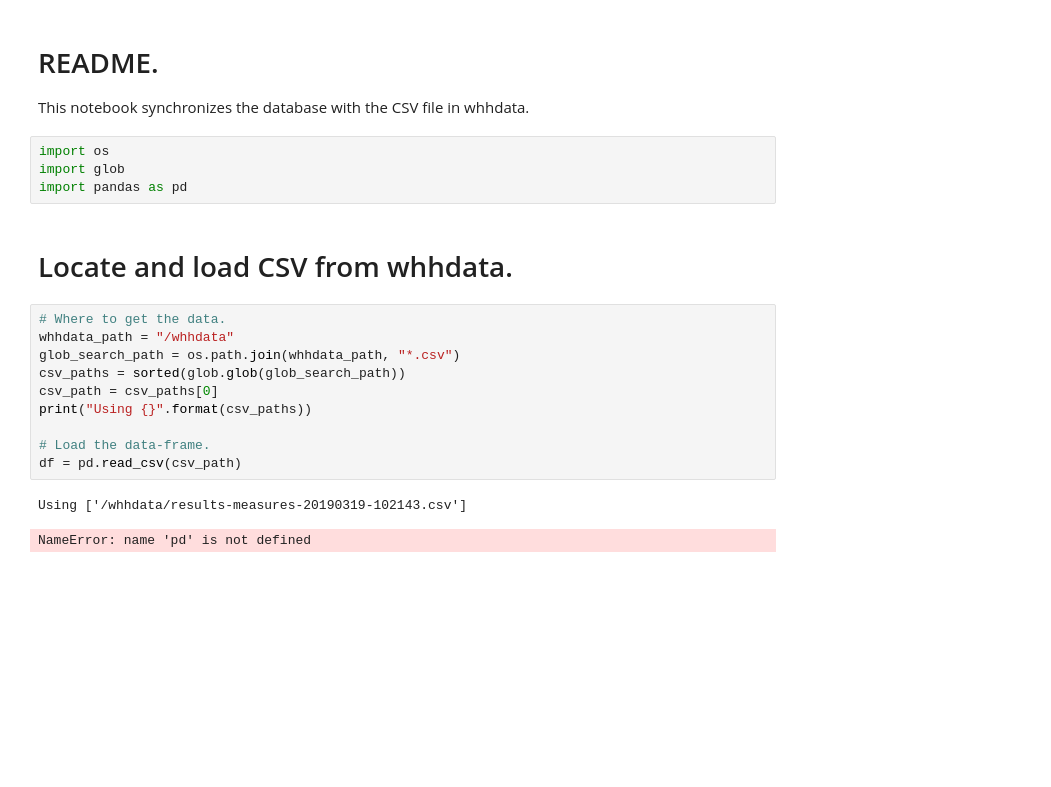
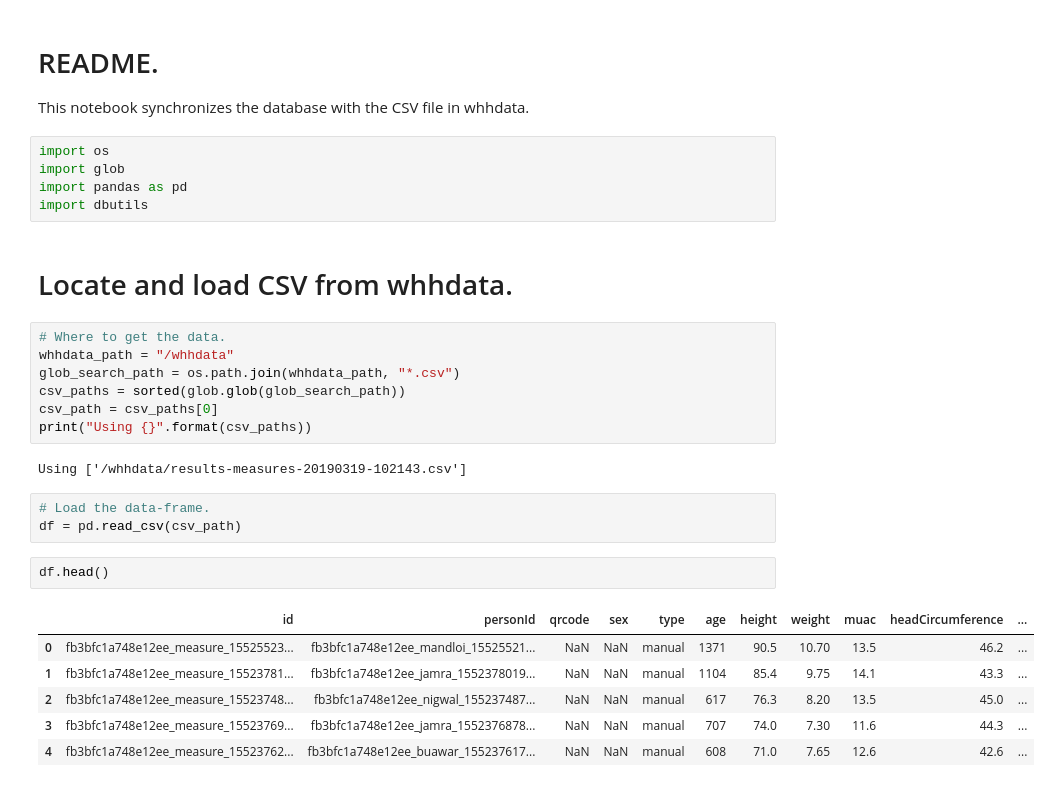
Before and after one commit to prashdash112/cgm-ml, a Jupyter notebook: cgm_database/sync csv.ipynb, the cells around one changed output. Cells and saved outputs as stored; diff of their text form; blank space fills up the shorter version.

```diff
--- a/cgm_database/sync csv.ipynb
+++ b/cgm_database/sync csv.ipynb
@@ -5,6 +5,7 @@ This notebook synchronizes the database with the CSV file in whhdata.
 import os
 import glob
 import pandas as pd
+import dbutils
 # %% [markdown]
 # Locate and load CSV from whhdata.
 # %%
@@ -14,9 +15,17 @@ glob_search_path = os.path.join(whhdata_path, "*.csv")
 csv_paths = sorted(glob.glob(glob_search_path))
 csv_path = csv_paths[0]
 print("Using {}".format(csv_paths))
-
-# Load the data-frame.
-df = pd.read_csv(csv_path)
 # %% [output]
 Using ['/whhdata/results-measures-20190319-102143.csv']
-NameError: name 'pd' is not defined
+# %%
+# Load the data-frame.
+df = pd.read_csv(csv_path)
+# %%
+df.head()
+# %% [output]
+|  | id | personId | qrcode | sex | type | age | height | weight | muac | headCircumference | ... |
+| 0 | fb3bfc1a748e12ee_measure_15525523... | fb3bfc1a748e12ee_mandloi_15525521... | NaN | NaN | manual | 1371 | 90.5 | 10.70 | 13.5 | 46.2 | ... |
+| 1 | fb3bfc1a748e12ee_measure_15523781... | fb3bfc1a748e12ee_jamra_1552378019... | NaN | NaN | manual | 1104 | 85.4 | 9.75 | 14.1 | 43.3 | ... |
+| 2 | fb3bfc1a748e12ee_measure_15523748... | fb3bfc1a748e12ee_nigwal_155237487... | NaN | NaN | manual | 617 | 76.3 | 8.20 | 13.5 | 45.0 | ... |
+| 3 | fb3bfc1a748e12ee_measure_15523769... | fb3bfc1a748e12ee_jamra_1552376878... | NaN | NaN | manual | 707 | 74.0 | 7.30 | 11.6 | 44.3 | ... |
+| 4 | fb3bfc1a748e12ee_measure_15523762... | fb3bfc1a748e12ee_buawar_155237617... | NaN | NaN | manual | 608 | 71.0 | 7.65 | 12.6 | 42.6 | ... |
```
Also changed, not shown: parts of 4 cells of this notebook, 3 other files.
